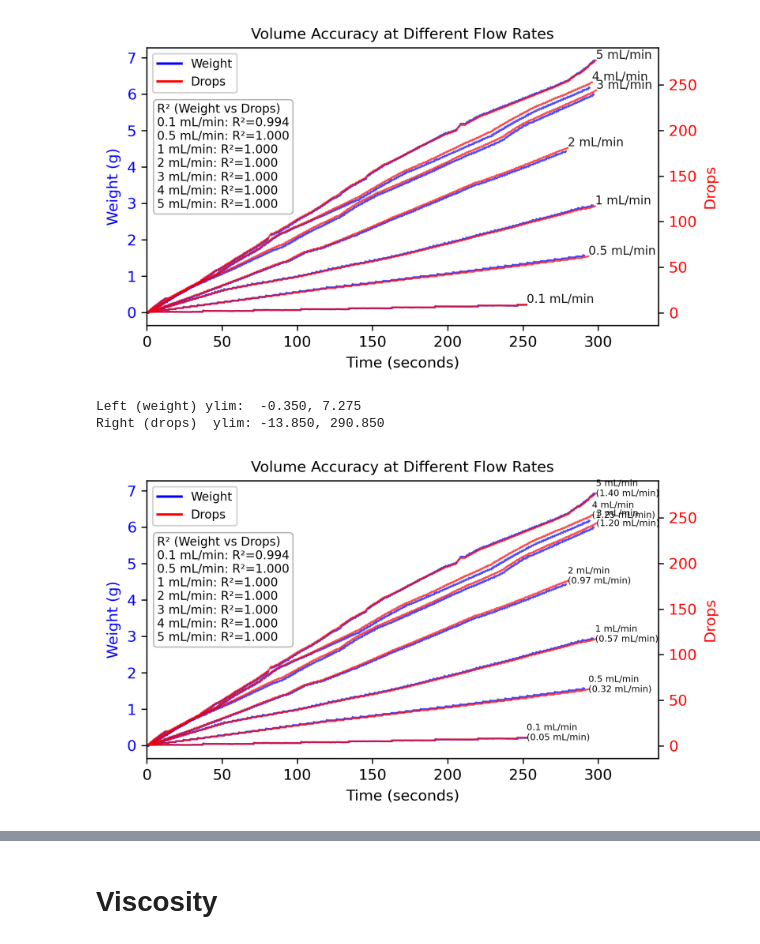
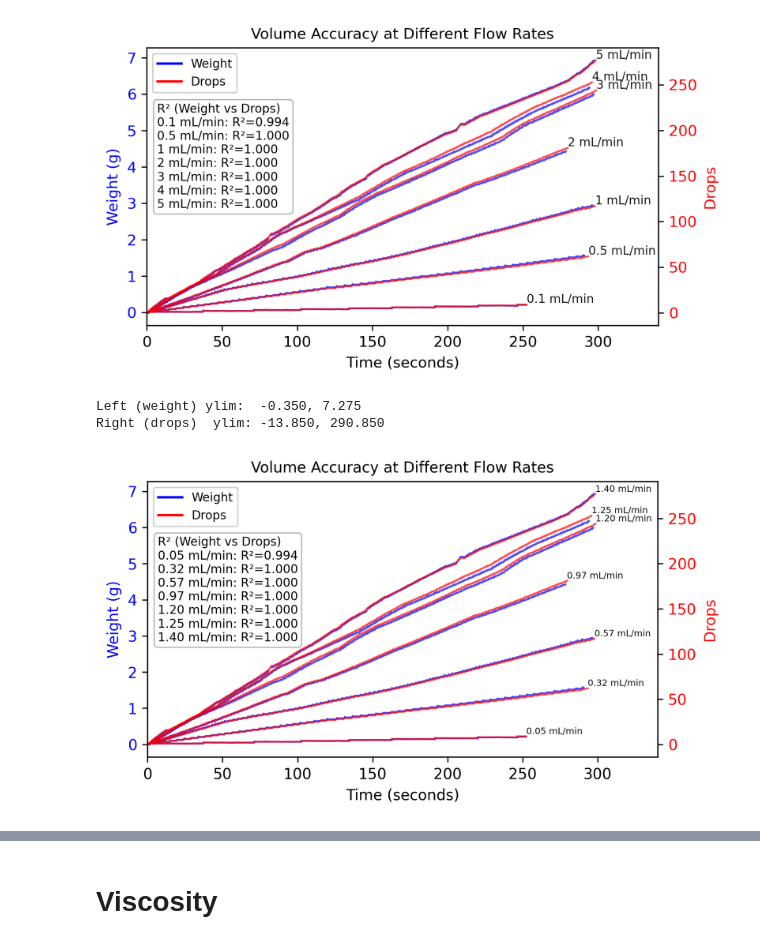
Before and after one commit to Toniaac/fraction-collector, a Jupyter notebook: results.ipynb, the cells around one changed output, grey strips where cells are left out. Drawn from its saved outputs; the diff is of its cells as text; code cells hidden in the pictures.

```diff
--- a/results.ipynb
+++ b/results.ipynb
@@ -784,33 +784,33 @@ def plot_all_volume_accuracy(files):
     # Annotate each curve with expected and measured flow
     for rec in records:
         xt = rec["t"][-1]
         yt = rec["d"][-1] + d_offset
         meas_txt = f"{rec['flow_ml_min']:.2f} mL/min" if np.isfinite(rec["flow_ml_min"]) else "n/a"
         ax2.text(
             xt, yt,
-            f"{rec['label']} \n({meas_txt})",   # e.g., "1 mL/min → 0.98 mL/min"
+            f"{meas_txt}",   # e.g., "1 mL/min → 0.98 mL/min"
             color="black", fontsize=6, ha="left", va="center", alpha=0.95,
             bbox=dict(boxstyle="round,pad=0.2", facecolor="white", alpha=0.0, linewidth=0.0)
         )
 
     # R² summary (drops vs weight, unchanged)
-    r2_lines = [f"{rec['label']}: R²={rec['r2']:.3f}" if np.isfinite(rec['r2']) else f"{rec['label']}: R²=n/a"
+    r2_lines = [f"{rec['flow_ml_min']:.2f} mL/min: R²={rec['r2']:.3f}" if np.isfinite(rec['r2']) else f"{rec['flow_ml_min']:.2f} : R²=n/a"
                 for rec in records]
     ax1.text(
         0.02, 0.8, "R² (Weight vs Drops)\n" + "\n".join(r2_lines),
         transform=ax1.transAxes, ha="left", va="top", fontsize=8,
         bbox=dict(boxstyle="round", facecolor="white", alpha=0.3, linewidth=0.8)
     )
 
     plt.title("Volume Accuracy at Different Flow Rates", fontsize=10)
     plt.tight_layout()
     plt.xlim(0, 340)
     plt.show()
     plt.close(fig)
 
 # === Run ===
 plot_all_volume_accuracy(csv_files)
 # %% [output]
 Left (weight) ylim:  -0.350, 7.275
 Right (drops)  ylim: -13.850, 290.850
-[figure, old version]
+[figure, new version]
```
Also changed, not shown: parts of 3 cells of this notebook, 2 other files.
